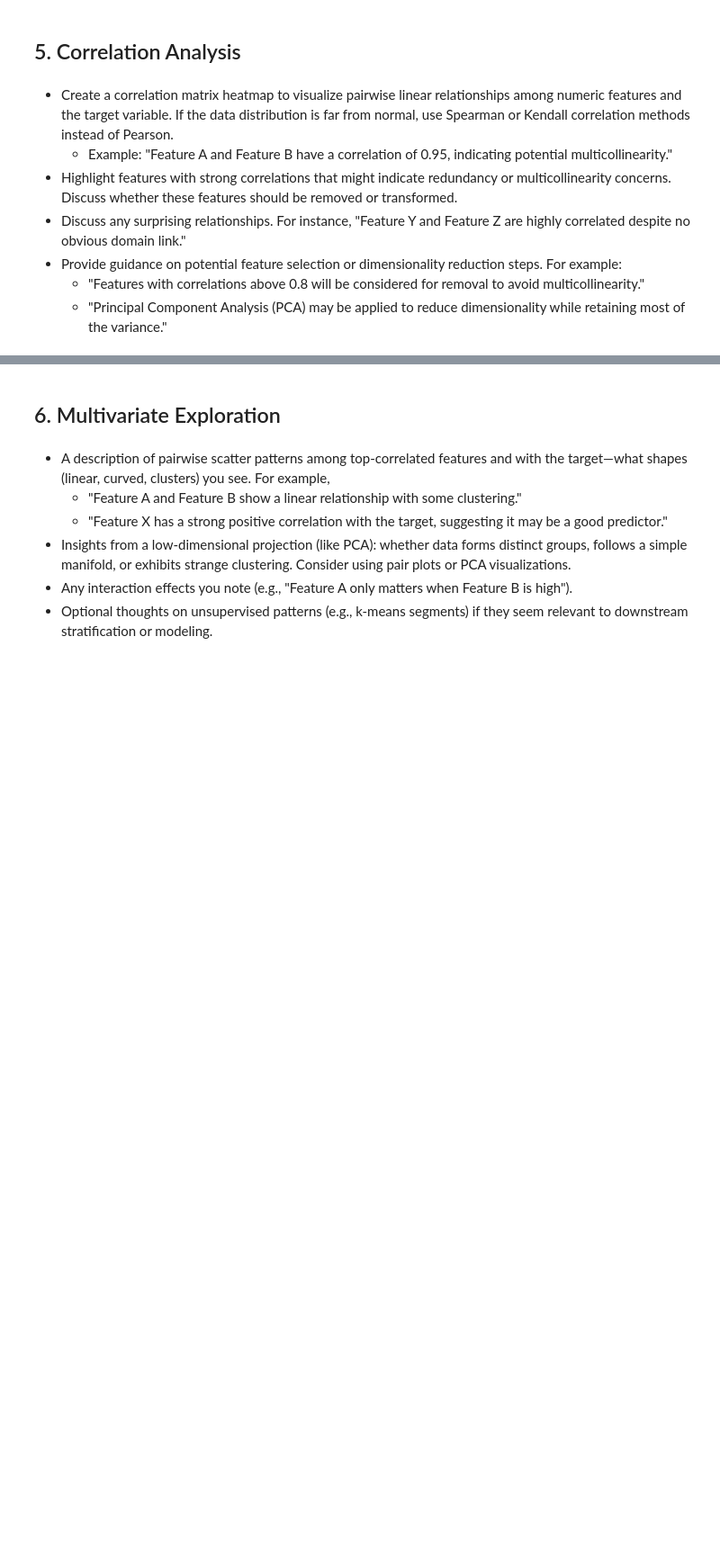
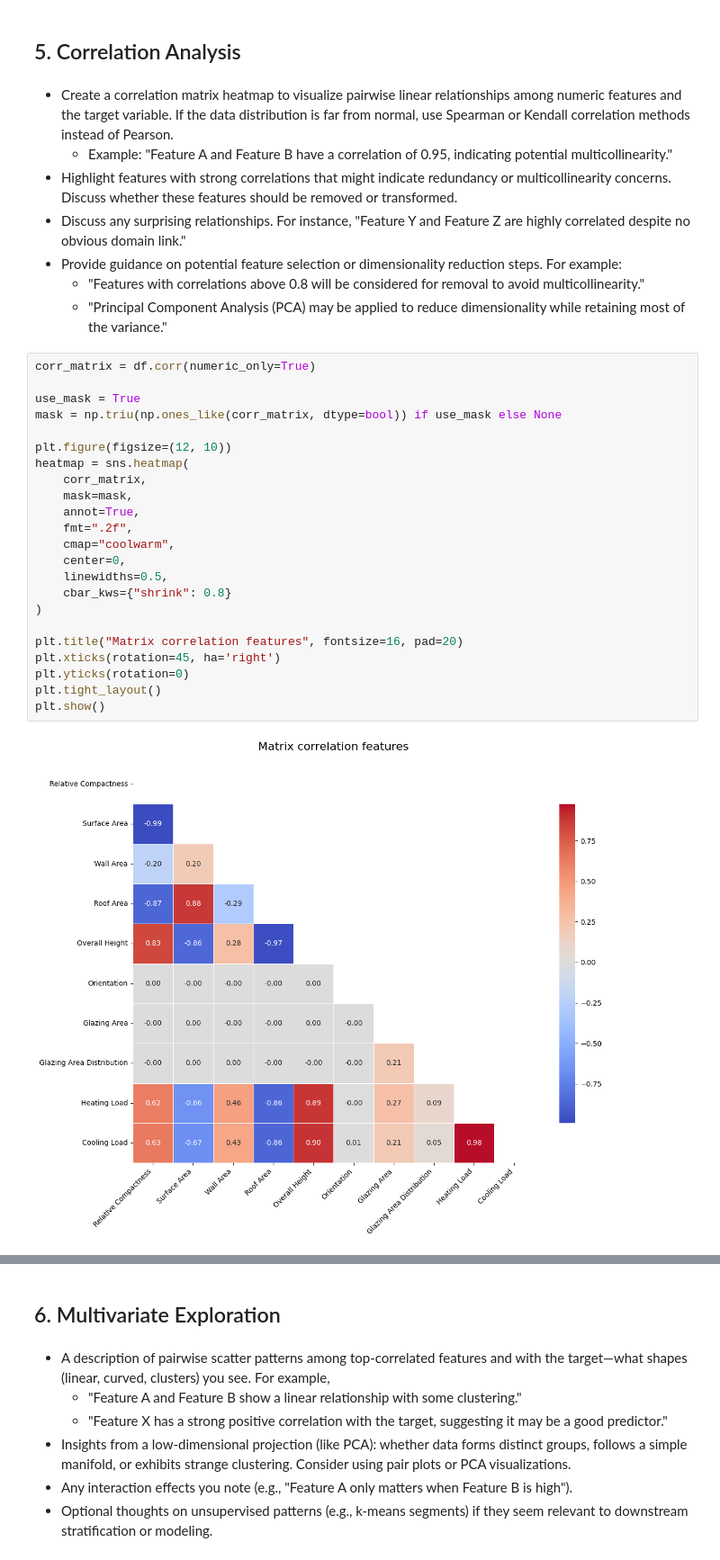
Before and after one commit to szm4c/bagging-boosting-stacking-study, a Jupyter notebook: notebooks/eda/energy_efficiency_eda.ipynb, the cells around one changed output, grey strips where cells are left out. Shown at 90% size. Drawn from its saved outputs; the diff is of its cells as text; blank space fills up the shorter version.

```diff
--- a/notebooks/eda/energy_efficiency_eda.ipynb
+++ b/notebooks/eda/energy_efficiency_eda.ipynb
@@ -79,3 +269,28 @@ Number of duplicated rows: 0
 - Provide guidance on potential feature selection or dimensionality reduction steps. For example:
   - "Features with correlations above 0.8 will be considered for removal to avoid multicollinearity."
   - "Principal Component Analysis (PCA) may be applied to reduce dimensionality while retaining most of the variance."
+# %%
+corr_matrix = df.corr(numeric_only=True)
+
+use_mask = True
+mask = np.triu(np.ones_like(corr_matrix, dtype=bool)) if use_mask else None
+
+plt.figure(figsize=(12, 10))
+heatmap = sns.heatmap(
+    corr_matrix,
+    mask=mask,
+    annot=True,
+    fmt=".2f",
+    cmap="coolwarm",
+    center=0,
+    linewidths=0.5,
+    cbar_kws={"shrink": 0.8}
+)
+
+plt.title("Matrix correlation features", fontsize=16, pad=20)
+plt.xticks(rotation=45, ha='right')
+plt.yticks(rotation=0)
+plt.tight_layout()
+plt.show()
+# %% [output]
+[figure, added]
```
Also changed, not shown: parts of 16 cells of this notebook.
